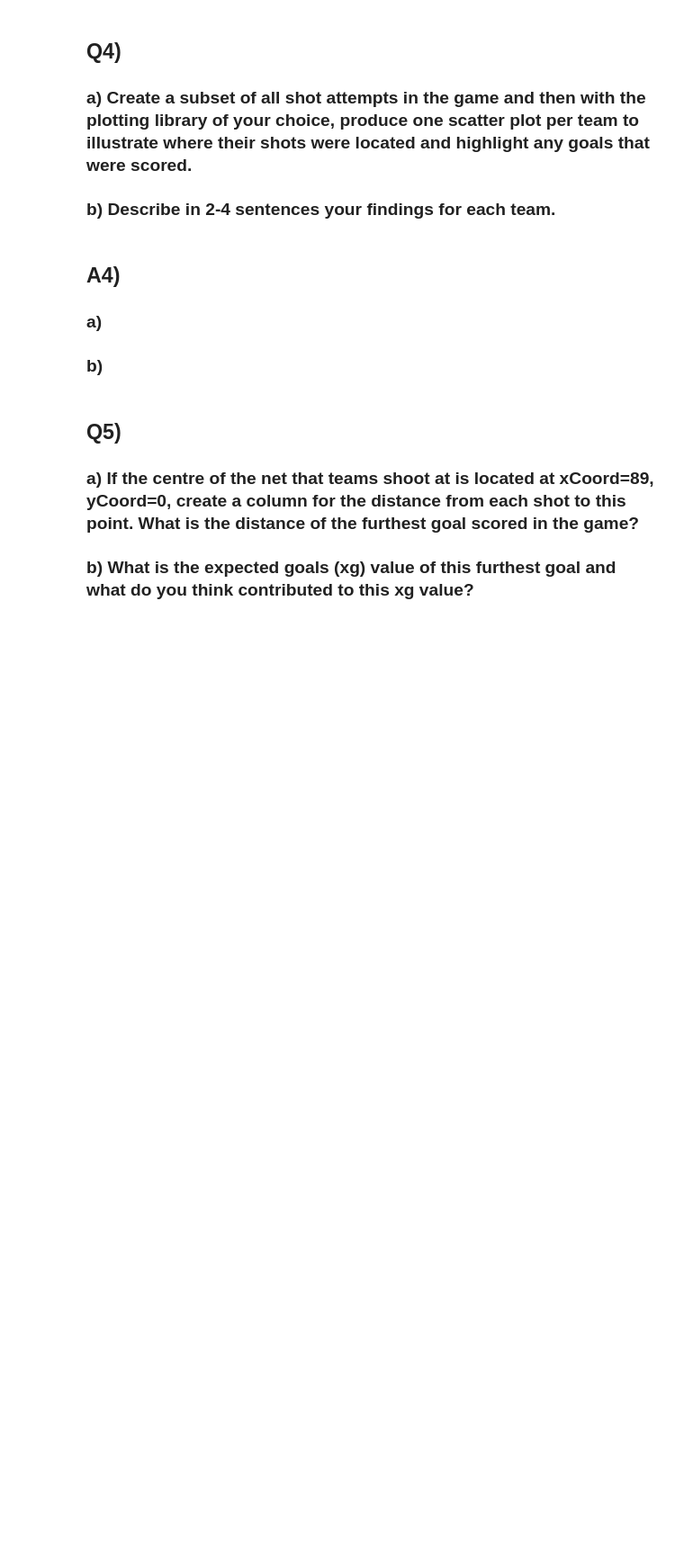
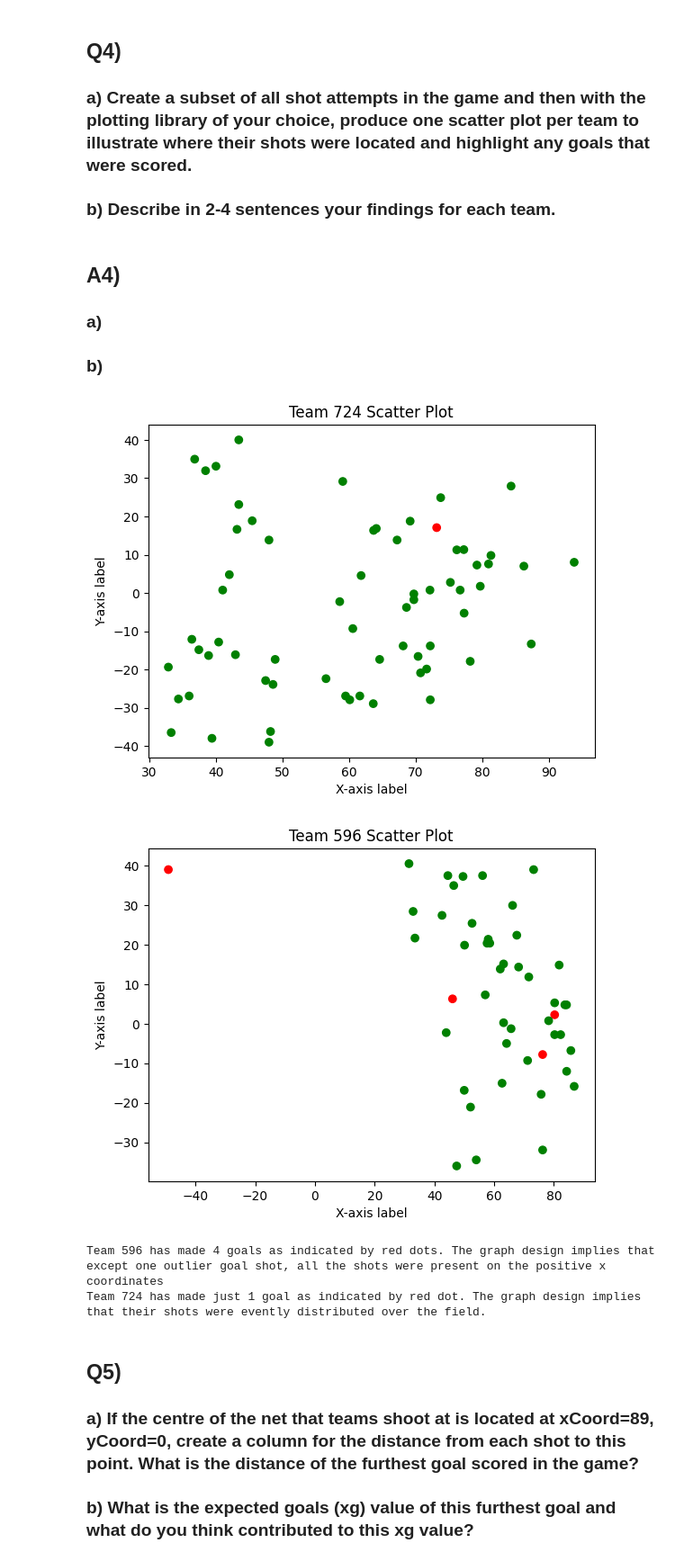
Before and after one commit to kunaal-gupta/Sports-Logiq-Pandas, a Jupyter notebook: Tutorial22_Questionnaire.ipynb, the cells around one changed output. Shown: that part at 90% size. Drawn from its saved outputs; the diff is of its cells as text; code cells hidden in the pictures; blank space fills up the shorter version.

```diff
--- a/Tutorial22_Questionnaire.ipynb
+++ b/Tutorial22_Questionnaire.ipynb
@@ -52,6 +181,62 @@ Please show all work, keep written answers succinct and to the point and most of
 ## A4)
 ### a)
 ### b)
+# %%
+# Importing pandas  & matplotlib library
+import pandas as pd
+import matplotlib.pyplot as plt
+
+# Reading data from csv files to create dataframe
+df1 = pd.read_csv('Tutorial22_df.csv')
+df2 = pd.read_csv('Tutorial22_xG_df.csv')
+
+# Filtering data by team  & eventname
+T1 = df1[(df1['teamid'] == 724) & (df1["eventname"] == "shot")]
+T2 = df1[(df1['teamid'] == 596) & (df1["eventname"] == "shot")]
+
+# Consolidating individual team data to create a master data
+Data = [[T1[['xcoord']], T1[['ycoord']], T1[['goal']].values.tolist()],
+        [T2[['xcoord']], T2[['ycoord']], T2[['goal']].values.tolist()]]
+
+
+def scatterPlot(x, y, z, TeamNum=None, **kwargs):
+    """ This function when passed with x, y cordinates along with z value will construct a 2D scatter plot"""
+
+    # Define colors to highlight goaled shots with red
+    colors = ["red" if i[0] == 1 else "green" for i in z]
+
+    # Create scatter plot
+    plt.scatter(x, y, color=colors)
+
+    # Adding labels and scatter plot title
+    plt.xlabel("X-axis label")
+    plt.ylabel("Y-axis label")
+    plt.title("Team {} Scatter Plot".format(TeamNum))
+
+    # Display plot
+    plt.show()
+
+
+def comments():
+    """ Comments on scatter plot"""
+
+    print('Team 596 has made 4 goals as indicated by red dots. The graph design implies that except one '
+          'outlier goal shot, all the shots were present on the positive x coordinates')
+
+    print('Team 724 has made just 1 goal as indicated by red dot. The graph design implies that their shots were '
+          'evently distributed over the field.')
+
+
+# Calling function to draw plot for the individual teams
+
+scatterPlot(x=Data[0][0], y=Data[0][1], z=Data[0][2], TeamNum=724)
+scatterPlot(x=Data[1][0], y=Data[1][1], z=Data[1][2], TeamNum=596)
+comments()
+# %% [output]
+[figure, added]
+[figure, added]
+Team 596 has made 4 goals as indicated by red dots. The graph design implies that except one outlier goal shot, all the shots were present on the positive x coordinates
+Team 724 has made just 1 goal as indicated by red dot. The graph design implies that their shots were evently distributed over the field.
 # %% [markdown]
 ## Q5)
 ### a) If the centre of the net that teams shoot at is located at xCoord=89, yCoord=0, create a column for the distance from each shot to this point. What is the distance of the furthest goal scored in the game?
```
Also changed, not shown: parts of 8 cells of this notebook.
